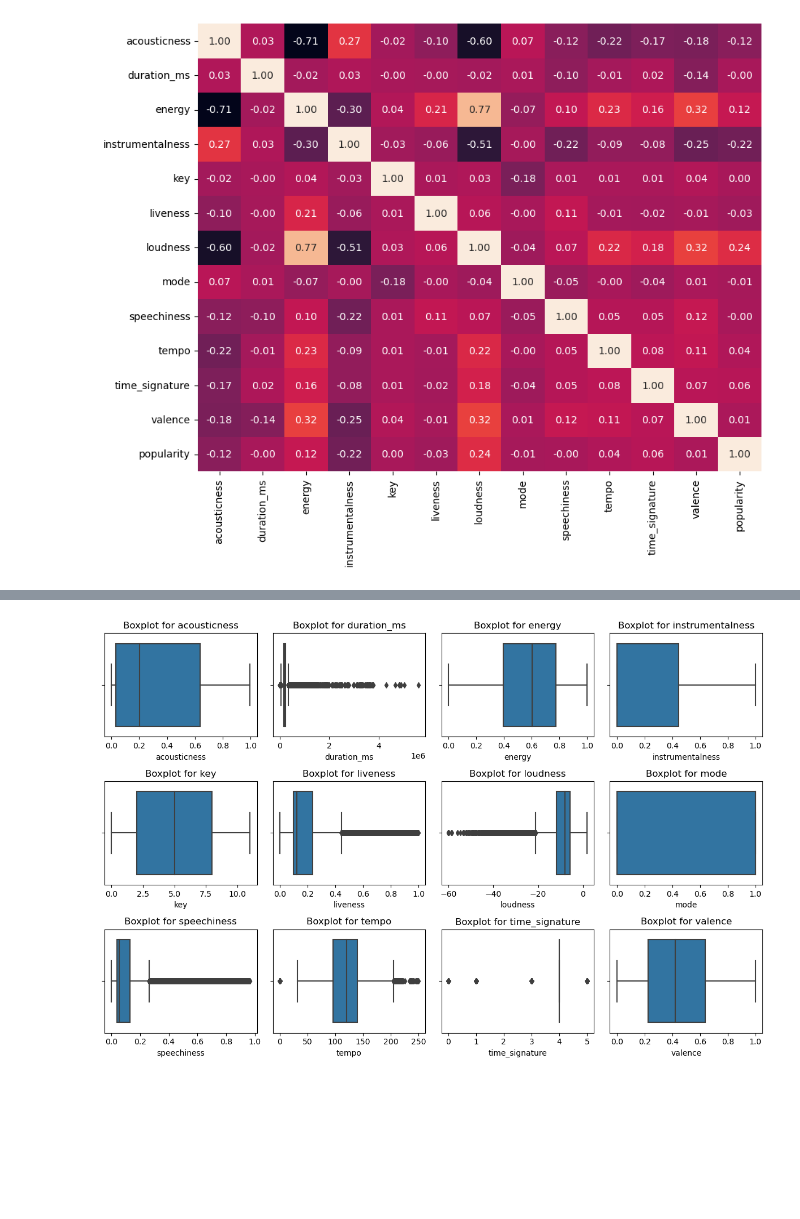
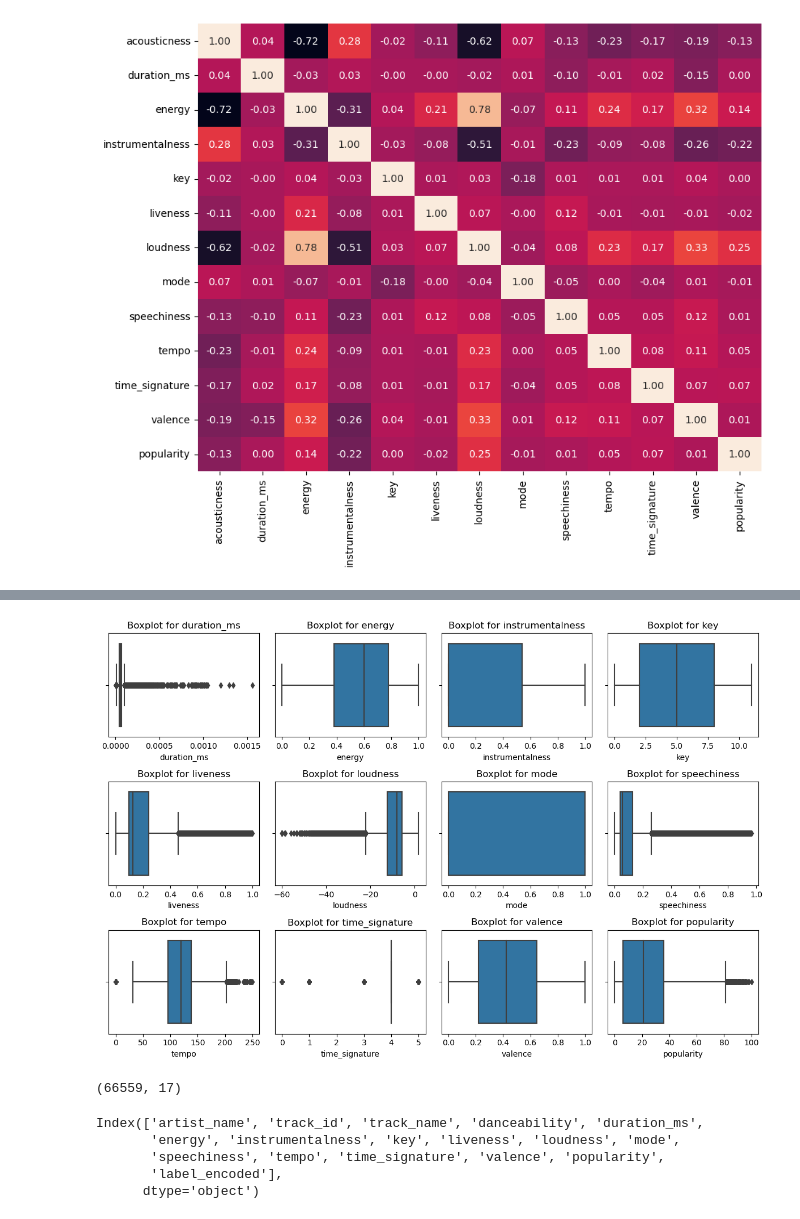
Before and after one commit to Mageshwaran18/Mageshwaran18, a Jupyter notebook: Machine Learning Projects/2.Music_Popularity_Prediction_Using_XGBoost_Regressor/Music_Popularity_Prediction.ipynb, the cells around one changed output, grey strips where cells are left out. Cells and saved outputs as stored; diff of their text form; code cells hidden in the pictures; blank space fills up the shorter version.

```diff
--- a/Machine Learning Projects/2.Music_Popularity_Prediction_Using_XGBoost_Regressor/Music_Popularity_Prediction.ipynb
+++ b/Machine Learning Projects/2.Music_Popularity_Prediction_Using_XGBoost_Regressor/Music_Popularity_Prediction.ipynb
@@ -193,0 +162,10 @@ encoded_df
+# %%
+'''
+We can see that track_name as it refers to the song name Should be unique but
+here the uniqueness is 81% so which states that ther're some duplicates
+present in the column of track_name,so let's remove the duplicates and
+let's check the uniqueness.
+'''
+music_df.drop_duplicates(subset='track_name',keep='first',inplace=True)
+print("The uniqueness value for the track_name  ",music_df['track_name'].nunique()/music_df['track_name'].count()*100,"%")
+print("The uniqueness value for the artist_name  ",music_df['artist_name'].nunique()/music_df['artist_name'].count()*100,'%')
@@ -193,0 +179,8 @@ encoded_df
+# %%
+'''
+So we can use the artist_name as Categorical value and we can use Label Encoding
+to convert the categorical features into the numerical feature.
+'''
+label_encoder=LabelEncoder()
+music_df['label_encoded']=label_encoder.fit_transform(music_df[['artist_name']])
+music_df['label_encoded']
@@ -231,3 +253,6 @@ dataframe. As the acousticness feature can be easily expalained by the another
 feature named energy.
 '''
 music_df.drop(['acousticness'],axis=1,inplace=True)
+# %%
+Selected_columns=Selected_columns= ['duration_ms', 'energy', 'instrumentalness', 'key', 'liveness', 'loudness', 'mode', 'speechiness', 'tempo', 'time_signature', 'valence','popularity']
+music_df.describe()
@@ -234,3 +269,8 @@ music_df.drop(['acousticness'],axis=1,inplace=True)
+# %%
+'''
+As we can see that duration is in milli_second we can convert that into minutes which will be easy for the computation.
+'''
+music_df['duration_ms']=music_df['duration_ms']/60000
 # %%
 music_df.describe()
 # %% [output]
@@ -246,16 +286,16 @@ music_df.describe()
 # %%
 plt.figure(figsize=(12, 8))
 
 # Iterate through each column and create boxplots
-for i, column in enumerate(music_df_1.columns[:-1]):
-    plt.subplot(3, 4, i+1)  # Adjust the subplot layout if needed
-    sns.boxplot(x=music_df_1[column])
+for i, column in enumerate(music_df[Selected_columns]):
+    plt.subplot(3, 4, i+1)
+    sns.boxplot(x=music_df[column],orient='h')
     plt.title(f'Boxplot for {column}')
 
 # Adjust the layout
 plt.tight_layout()
 
 # Show the plot
 plt.show()
 # %% [output]
-[figure, old version]
+[figure, new version]
@@ -261,0 +319,12 @@ plt.show()
+# %%
+music_df.shape
+# %% [output]
+(66559, 17)
+# %%
+music_df.columns
+# %% [output]
+Index(['artist_name', 'track_id', 'track_name', 'danceability', 'duration_ms',
+       'energy', 'instrumentalness', 'key', 'liveness', 'loudness', 'mode',
+       'speechiness', 'tempo', 'time_signature', 'valence', 'popularity',
+       'label_encoded'],
+      dtype='object')
```
Also changed, not shown: parts of 21 cells of this notebook.
